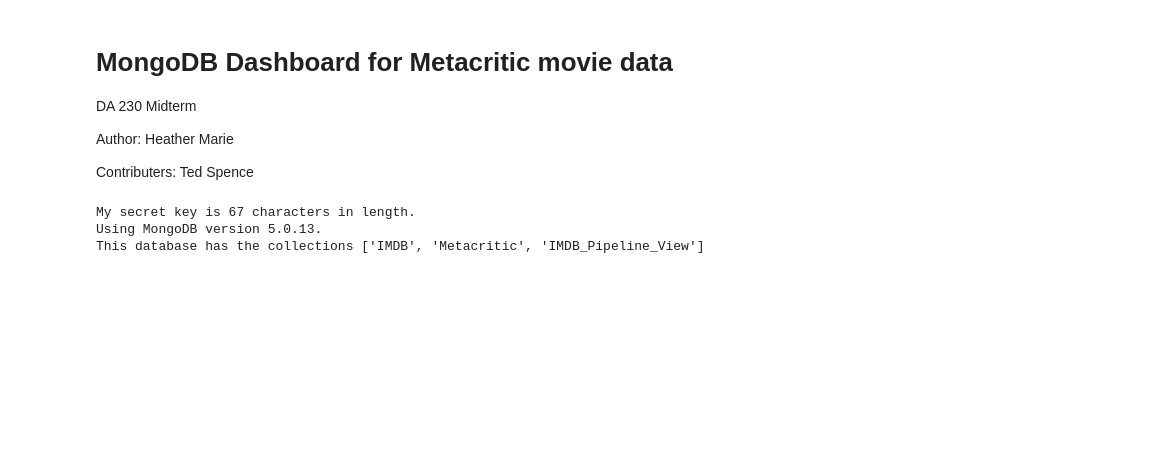
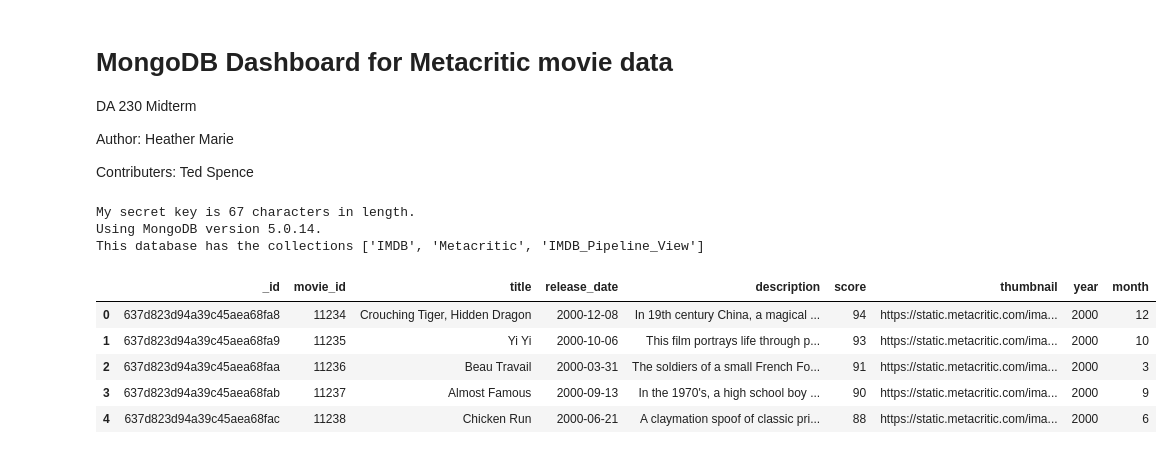
Before and after one commit to hselymes/DA320, a Jupyter notebook: Midterm/MongoDB dashboard.ipynb, the cells around one changed output. Cells and saved outputs as stored; diff of their text form; code cells hidden in the pictures; blank space fills up the shorter version.

```diff
--- a/Midterm/MongoDB dashboard.ipynb
+++ b/Midterm/MongoDB dashboard.ipynb
@@ -18,8 +18,7 @@ import pandas
 # Loading the json file that containins my secret MongoDB connection string
 with open (r'C:\Users\hsely\OneDrive\Documents\GitHub\DA320\Midterm\credentials.json') as u:
     data = json.load(u)
-
-secret_key = data['mongodb']
+    secret_key = data['mongodb']
 
 # We can safely print the length of the secret key. That won't leak any sensitive information.
 print(f"My secret key is {len(secret_key)} characters in length.")
@@ -28,8 +27,9 @@ print(f"My secret key is {len(secret_key)} characters in length.")
 client = pymongo.MongoClient(secret_key, tlsCAFile=certifi.where())
 
 # Fetching my database titled "DA320"
-da320_database = client.DA320
-metacritic_data = da320_database.Metacritic
+da320_database = client['DA320']
+metacritic_data = da320_database['Metacritic']
+metacritic = pandas.DataFrame(metacritic_data.find())
 
 # Accessing my collections from my "DA320" database
 allCollections = da320_database.list_collection_names()
@@ -39,5 +39,21 @@ print(f"Using MongoDB version {client.server_info()['version']}.")
 print(f"This database has the collections {allCollections}")
 # %% [output]
 My secret key is 67 characters in length.
-Using MongoDB version 5.0.13.
+Using MongoDB version 5.0.14.
 This database has the collections ['IMDB', 'Metacritic', 'IMDB_Pipeline_View']
+# %%
+# Transforming data in Pandas
+
+# Convert release dates into actual dates and gather year/month
+metacritic.release_date = pandas.to_datetime(metacritic.release_date)
+metacritic['year'] = metacritic.release_date.dt.year
+metacritic['month'] = metacritic.release_date.dt.month
+metacritic.score = pandas.to_numeric(metacritic.score)
+metacritic.head()
+# %% [output]
+|  | _id | movie_id | title | release_date | description | score | thumbnail | year | month |
+| 0 | 637d823d94a39c45aea68fa8 | 11234 | Crouching Tiger, Hidden Dragon | 2000-12-08 | In 19th century China, a magical ... | 94 | https://static.metacritic.com/ima... | 2000 | 12 |
+| 1 | 637d823d94a39c45aea68fa9 | 11235 | Yi Yi | 2000-10-06 | This film portrays life through p... | 93 | https://static.metacritic.com/ima... | 2000 | 10 |
+| 2 | 637d823d94a39c45aea68faa | 11236 | Beau Travail | 2000-03-31 | The soldiers of a small French Fo... | 91 | https://static.metacritic.com/ima... | 2000 | 3 |
+| 3 | 637d823d94a39c45aea68fab | 11237 | Almost Famous | 2000-09-13 | In the 1970's, a high school boy ... | 90 | https://static.metacritic.com/ima... | 2000 | 9 |
+| 4 | 637d823d94a39c45aea68fac | 11238 | Chicken Run | 2000-06-21 | A claymation spoof of classic pri... | 88 | https://static.metacritic.com/ima... | 2000 | 6 |
```
Also changed, not shown: parts of 3 cells of this notebook, 1 other file.
